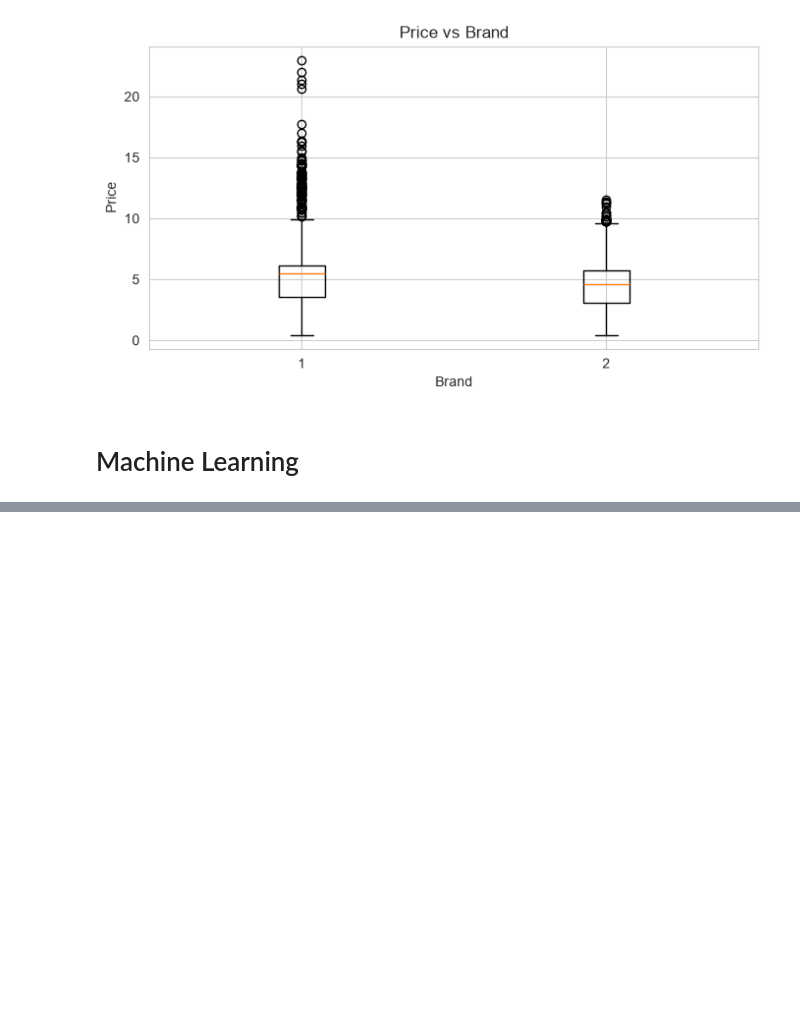
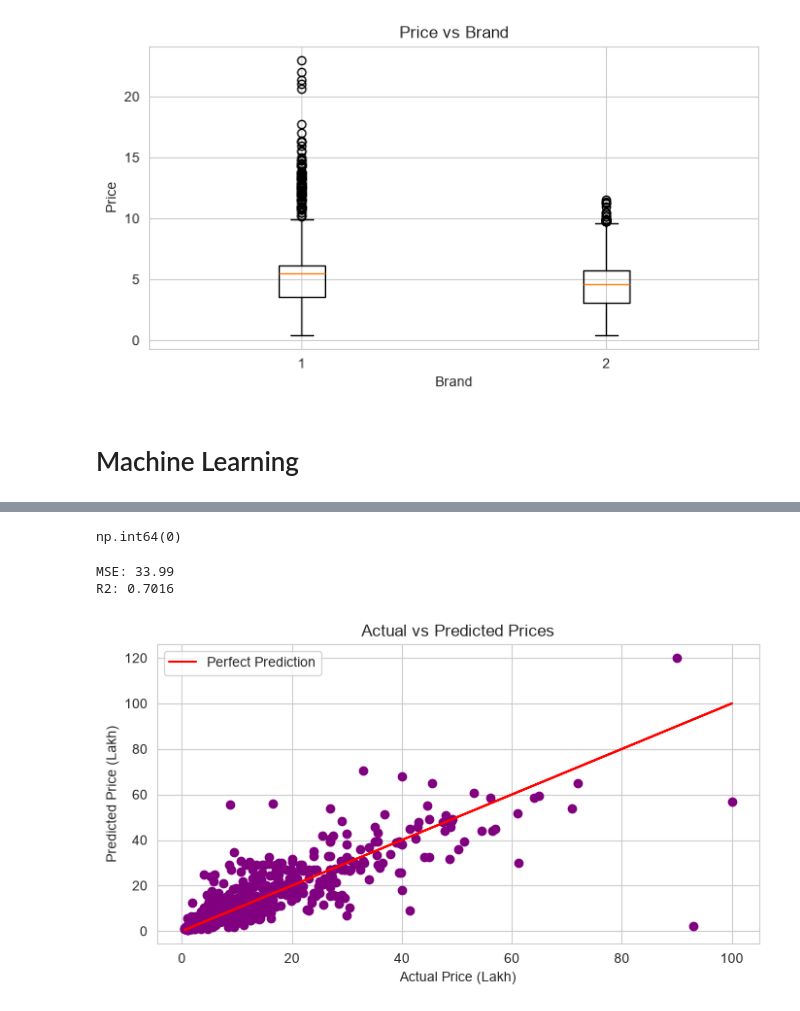
Before and after one commit to TheoHill10/Hackathon-III, a Jupyter notebook: data-analysis.ipynb, the cells around one changed output, grey strips where cells are left out. Drawn from its saved outputs; the diff is of its cells as text; code cells hidden in the pictures; blank space fills up the shorter version.

Commit message:
Trained a machine learning model using DecisionTree

```diff
--- a/data-analysis.ipynb
+++ b/data-analysis.ipynb
@@ -486,0 +481,34 @@ Text(0, 0.5, 'Price')
+# %%
+df = df.dropna(subset = ['Price'])
+# %%
+df['Price'].isnull().sum()
+# %% [output]
+np.int64(0)
+# %%
+X = df.iloc[:, 2:-2]
+y = df['Price']
+# %%
+X_train, X_test, y_train, y_test = train_test_split(X, y, test_size=0.2, random_state=42)
+# %%
+clf = tree.DecisionTreeRegressor()
+clf = clf.fit(X_train, y_train)
+y_pred = clf.predict(X_test)
+# %%
+MSE = mean_squared_error(y_test, y_pred)
+R2 = r2_score(y_test, y_pred)
+print('MSE:', round(MSE, 2))
+print('R2:', round(R2, 4))
+# %% [output]
+MSE: 33.99
+R2: 0.7016
+# %%
+plt.figure(figsize=(8, 4))
+plt.scatter(y_test, y_pred, color='purple')
+plt.plot(y_test, y_test, color='red', label='Perfect Prediction')
+plt.title('Actual vs Predicted Prices')
+plt.xlabel('Actual Price (Lakh)')
+plt.ylabel('Predicted Price (Lakh)')
+plt.legend()
+plt.grid(True)
+# %% [output]
+[figure, added]
```
Also changed, not shown: parts of 12 cells of this notebook.
